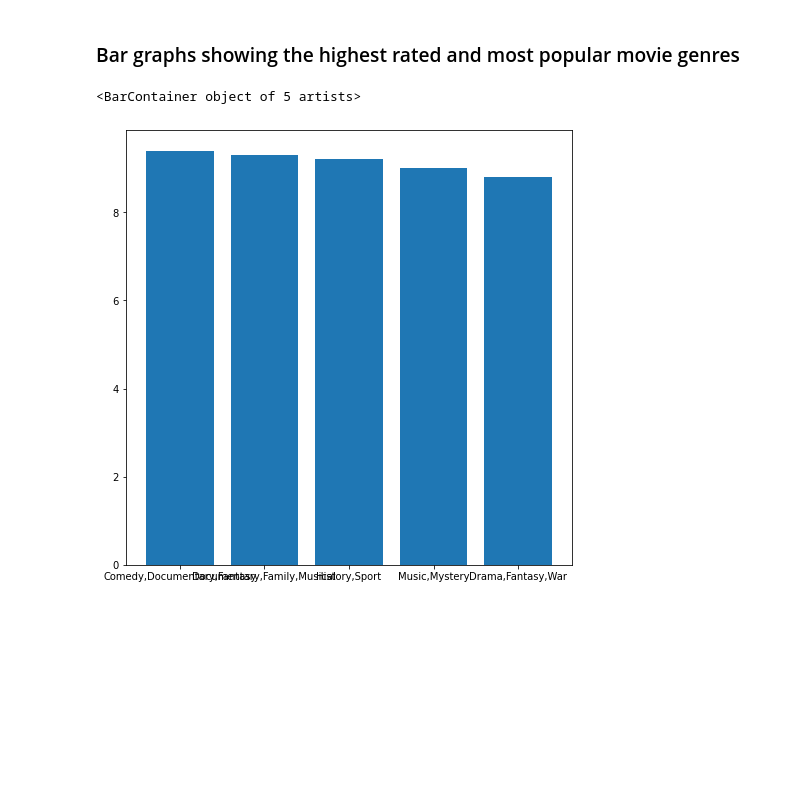
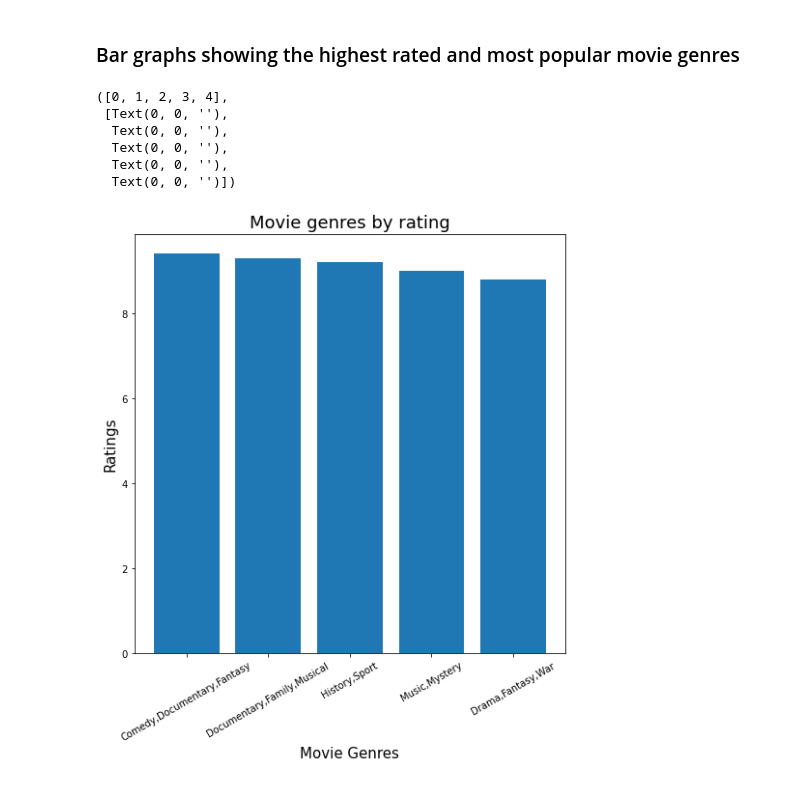
Before and after one commit to lewigi/dsc-phase-1-project-v2-4, a Jupyter notebook: student.ipynb, the cells around one changed output. Cells and saved outputs as stored; diff of their text form; code cells hidden in the pictures; blank space fills up the shorter version.

Commit message:
Add files via upload
"Completed Data Visualization and Conclusion.

```diff
--- a/student.ipynb
+++ b/student.ipynb
@@ -727,16 +711,29 @@ import seaborn as sns
 # %% [markdown]
 ### Bar graphs showing the highest rated and most popular movie genres
 # %%
-fig, ax = plt.subplots(figsize=(8,8))
+fig, ax = plt.subplots(figsize=(10,10))
 
 # Get values for x and y axis for the plots
 
 highest_rated_genres = imdb_rating.index.to_list()[0:5]
 highest_rated_genres_ratings = imdb_rating['averagerating'][0:5].to_list()
 
+# Set the x and y axis
 
 ax.bar(highest_rated_genres, highest_rated_genres_ratings)
+
+# Set plot charateristics
+
+ax.set_title("Movie genres by rating", fontsize = 18)
+ax.set_ylabel("Ratings", fontsize = 15)
+ax.set_xlabel("Movie Genres", fontsize = 15)
+plt.xticks(rotation=30)
 # %% [output]
-<BarContainer object of 5 artists>
+([0, 1, 2, 3, 4],
+ [Text(0, 0, ''),
+  Text(0, 0, ''),
+  Text(0, 0, ''),
+  Text(0, 0, ''),
+  Text(0, 0, '')])
-[figure, old version]
+[figure, new version]
 # %%
```
Also changed, not shown: parts of 21 cells of this notebook.
